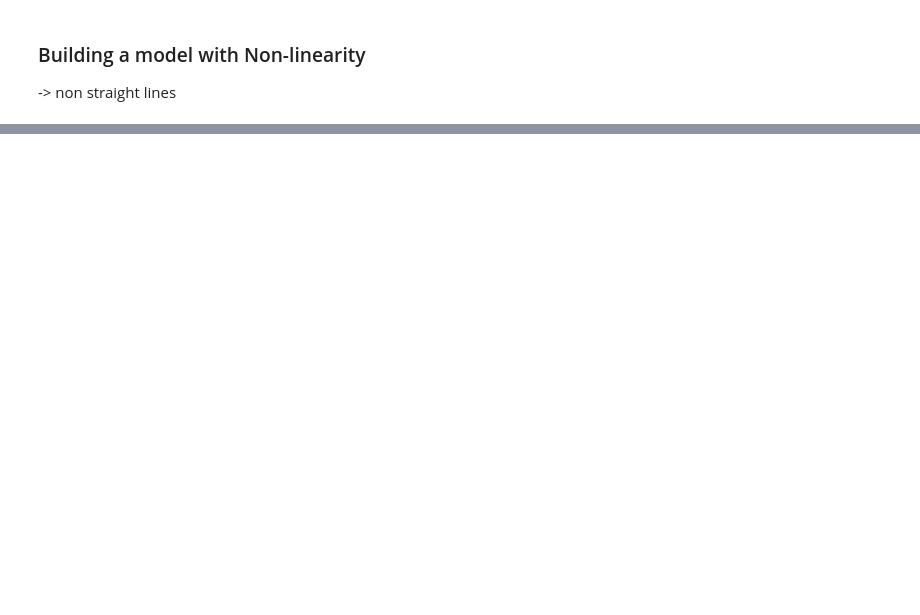
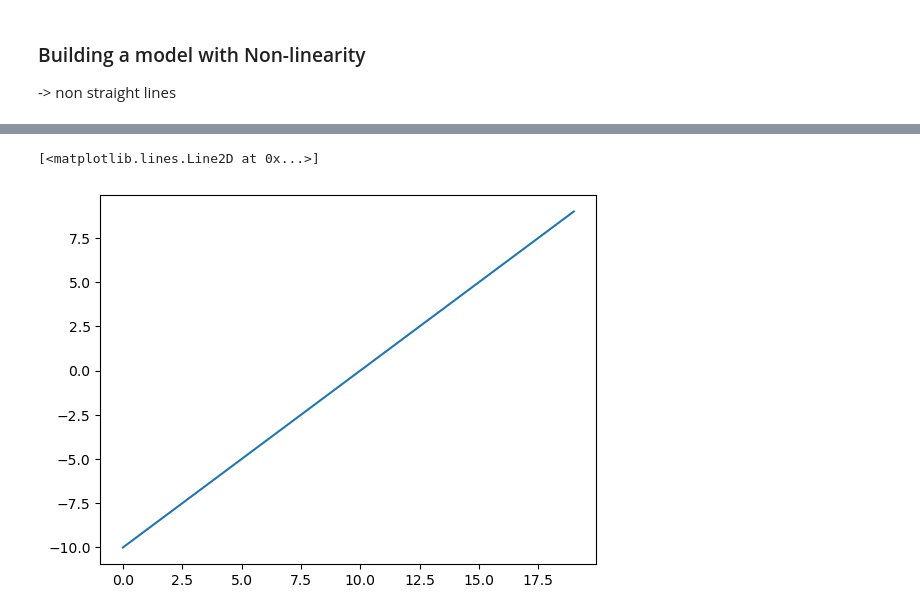
Before and after one commit to Sadkakgedik/PyTorch-Practices, a Jupyter notebook: pytorch_07.ipynb, the cells around one changed output, grey strips where cells are left out. Cells and saved outputs as stored; diff of their text form; code cells hidden in the pictures; blank space fills up the shorter version.

```diff
--- a/pytorch_07.ipynb
+++ b/pytorch_07.ipynb
@@ -138,0 +149,6 @@ plot_decision_boundary(model_3,X_test,y_test)
+# %%
+#Visualize the tensor
+plt.plot(A)
+# %% [output]
+[<matplotlib.lines.Line2D at 0x...>]
+[figure, added]
```
Also changed, not shown: parts of 10 cells of this notebook.
